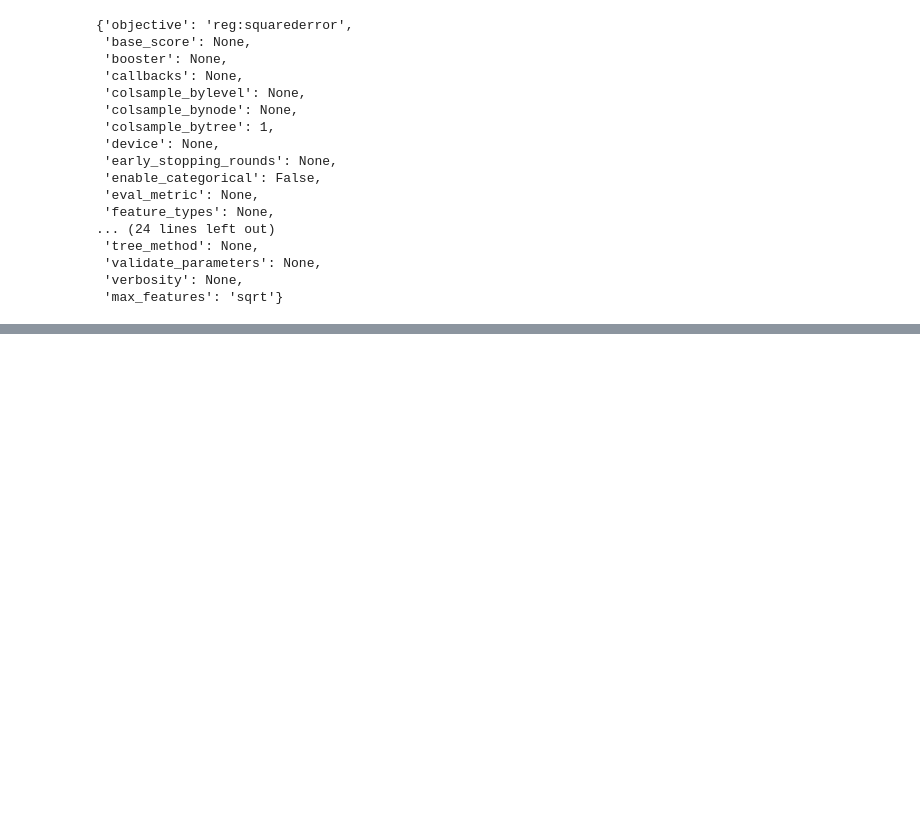
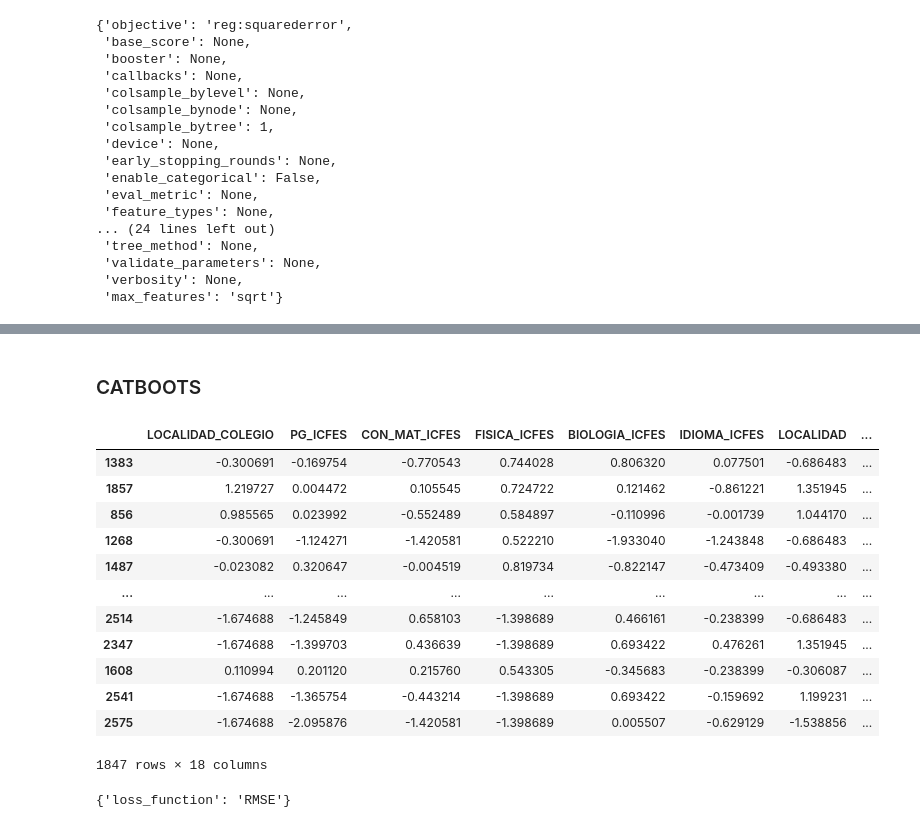
Before and after one commit to CamiloeSotoS/UNIVERSIDAD-DISTRITAL-PROYECTO, a Jupyter notebook: MÓDULO ANALÍTICA PREDICTIVA/MÓDULO_ANALITICA_MODELOS_REGRESION_DEF.ipynb, the cells around one changed output, grey strips where cells are left out. Cells and saved outputs as stored; diff of their text form; code cells hidden in the pictures; blank space fills up the shorter version.

```diff
--- a/MÓDULO ANALÍTICA PREDICTIVA/MÓDULO_ANALITICA_MODELOS_REGRESION_DEF.ipynb
+++ b/MÓDULO ANALÍTICA PREDICTIVA/MÓDULO_ANALITICA_MODELOS_REGRESION_DEF.ipynb
@@ -2070 +2070,25 @@ resultados_df_XB
 | 14 | Mejores Hiperparametros | objective: reg:squarederror, base... | XGB | Hiperparametros del modelo |
+# %% [markdown]
+### CATBOOTS
+# %%
+X_trn
+# %% [output]
+|  | LOCALIDAD_COLEGIO | PG_ICFES | CON_MAT_ICFES | FISICA_ICFES | BIOLOGIA_ICFES | IDIOMA_ICFES | LOCALIDAD | ... |
+| 1383 | -0.300691 | -0.169754 | -0.770543 | 0.744028 | 0.806320 | 0.077501 | -0.686483 | ... |
+| 1857 | 1.219727 | 0.004472 | 0.105545 | 0.724722 | 0.121462 | -0.861221 | 1.351945 | ... |
+| 856 | 0.985565 | 0.023992 | -0.552489 | 0.584897 | -0.110996 | -0.001739 | 1.044170 | ... |
+| 1268 | -0.300691 | -1.124271 | -1.420581 | 0.522210 | -1.933040 | -1.243848 | -0.686483 | ... |
+| 1487 | -0.023082 | 0.320647 | -0.004519 | 0.819734 | -0.822147 | -0.473409 | -0.493380 | ... |
+| ... | ... | ... | ... | ... | ... | ... | ... | ... |
+| 2514 | -1.674688 | -1.245849 | 0.658103 | -1.398689 | 0.466161 | -0.238399 | -0.686483 | ... |
+| 2347 | -1.674688 | -1.399703 | 0.436639 | -1.398689 | 0.693422 | 0.476261 | 1.351945 | ... |
+| 1608 | 0.110994 | 0.201120 | 0.215760 | 0.543305 | -0.345683 | -0.238399 | -0.306087 | ... |
+| 2541 | -1.674688 | -1.365754 | -0.443214 | -1.398689 | 0.693422 | -0.159692 | 1.199231 | ... |
+| 2575 | -1.674688 | -2.095876 | -1.420581 | -1.398689 | 0.005507 | -0.629129 | -1.538856 | ... |
+1847 rows × 18 columns
+# %%
+from catboost import CatBoostRegressor
+estimator  = CatBoostRegressor()
+estimator.get_params()
+# %% [output]
+{'loss_function': 'RMSE'}
```
Also changed, not shown: parts of 61 cells of this notebook.
